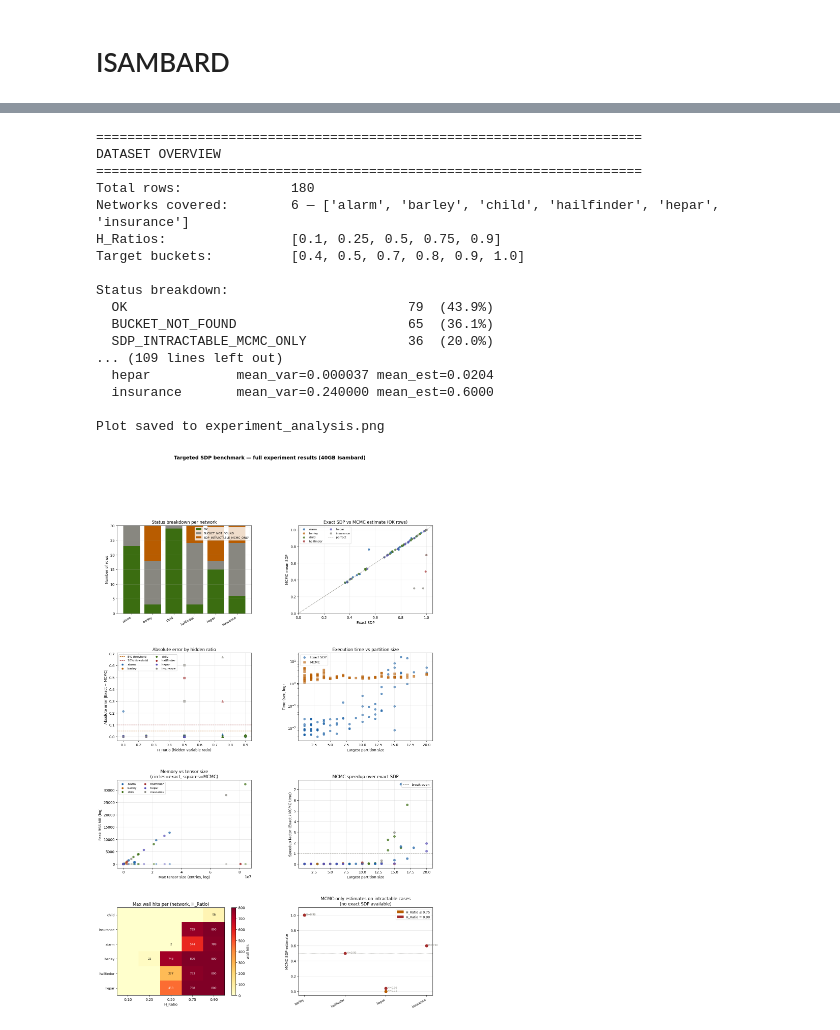
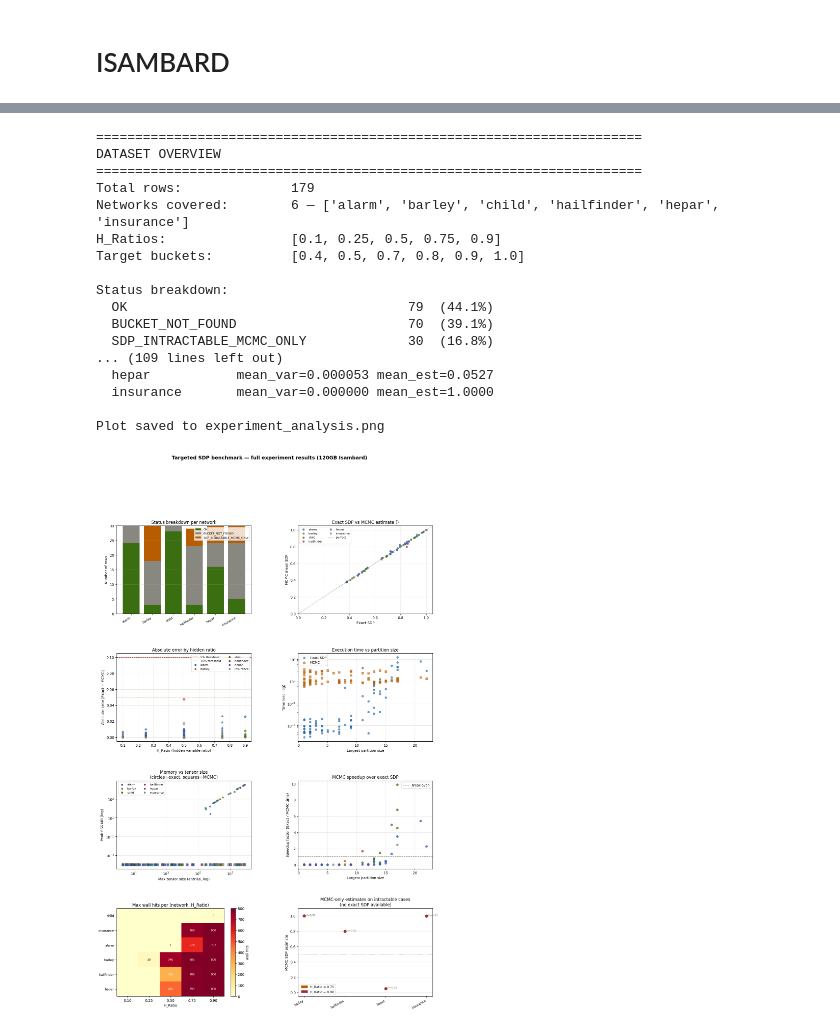
Before and after one commit to jpafcampos/explaining-BNs, a Jupyter notebook: src/benchmark_results_analysis.ipynb, the cells around one changed output, grey strips where cells are left out. Cells and saved outputs as stored; diff of their text form; code cells hidden in the pictures.

Commit message:
large

```diff
--- a/src/benchmark_results_analysis.ipynb
+++ b/src/benchmark_results_analysis.ipynb
@@ -151,2 +151,2 @@ df = pd.read_csv('/home/joao/Desktop/UFMG/PhD/code/explaining-BN/src/targeted_sd
 # %%
-#df = pd.read_csv('/home/joao/Desktop/UFMG/PhD/code/explaining-BN/src/targeted_sdp_benchmark_full_isambard_medium_nets.csv')
+df = pd.read_csv('/home/joao/Desktop/UFMG/PhD/code/explaining-BN/src/targeted_sdp_benchmark_full_isambard_medium_nets_seed_true.csv')
@@ -270,7 +280,7 @@ for net, grp in df.groupby('Network'):
 
 # ============================================================
 print("\n" + "=" * 70)
-print("EXACT SDP vs MCMC ACCURACY (OK rows only)")
+print("EXACT SDP vs MCMC ACCURACY ( only)")
 print("=" * 70)
 print(f"\nAbsolute error stats:")
 print(f"  min:    {ok['Absolute_Error'].min():.6f}")
@@ -296,7 +306,7 @@ for hr, grp in ok.groupby('H_Ratio'):
 print("\n" + "=" * 70)
 print("TIME ANALYSIS")
 print("=" * 70)
-print(f"\nExact SDP time (sec) — OK rows:")
+print(f"\nExact SDP time (sec) :")
 print(f"  min:    {ok['Exact_Time_sec'].min():.4f}")
 print(f"  max:    {ok['Exact_Time_sec'].max():.4f}")
 print(f"  median: {ok['Exact_Time_sec'].median():.4f}")
@@ -319,7 +329,7 @@ if len(crossover) > 0:
 
 # ============================================================
 print("\n" + "=" * 70)
-print("MEMORY ANALYSIS — OK rows")
+print("MEMORY ANALYSIS ")
 print("=" * 70)
 print(f"\nExact SDP RSS peak (MB):")
 print(f"  min:    {ok['Exact_Mem_MB_RSS'].min():.2f}")
@@ -415,7 +425,7 @@ lims = [0, 1.05]
 ax2.plot(lims, lims, color=GRAY, ls='--', lw=1, label='perfect')
 ax2.set_xlabel('Exact SDP')
 ax2.set_ylabel('MCMC mean SDP')
-ax2.set_title('Exact SDP vs MCMC estimate (OK rows)')
+ax2.set_title('Exact SDP vs MCMC estimate ()')
 ax2.legend(fontsize=8, ncol=2)
 ax2.grid(True, alpha=0.3)
 ax2.set_xlim(lims); ax2.set_ylim(lims)
@@ -455,11 +465,19 @@ ax4.grid(True, alpha=0.3)
 
 # ── 5. Memory: exact SDP RSS by network ──────────────────────
 ax5 = fig.add_subplot(gs[2, 0])
-ax5.scatter(ok['Max_Tensor_Size'], ok['Exact_Mem_MB_RSS'],
-            c=[net_colors[n] for n in ok['Network']], alpha=0.7, s=30)
-ax5.scatter(ok['Max_Tensor_Size'], ok['MCMC_Mem_MB_RSS'],
-            c=[net_colors[n] for n in ok['Network']], alpha=0.4, s=15, marker='s')
-#ax5.set_xscale('log'); ax5.set_yscale('log')
+eps = 1e-4
+exact_mem = ok['Exact_Mem_MB_RSS'] + eps
+mcmc_mem  = ok['MCMC_Mem_MB_RSS'] + eps
+
+# 2. Make circles slightly smaller
+ax5.scatter(ok['Max_Tensor_Size'], exact_mem,
+            c=[net_colors[n] for n in ok['Network']], alpha=0.7, s=20)
+
+# 3. Make squares LARGER than circles, and give them a border so they pop
+ax5.scatter(ok['Max_Tensor_Size'], mcmc_mem,
+            c=[net_colors[n] for n in ok['Network']], alpha=0.6, s=40,
+            marker='s', edgecolors='black', linewidths=0.5)
+ax5.set_xscale('log'); ax5.set_yscale('log')
 ax5.set_xlabel('Max tensor size (entries, log)')
 ax5.set_ylabel('Peak RSS MB (log)')
 ax5.set_title('Memory vs tensor size\n(circles=exact, squares=MCMC)')
@@ -516,41 +534,41 @@ if len(intract) > 0:
             ax8.annotate(f"H={r['H_Ratio']:.2f}",
                          (net, r['MCMC_Mean_SDP']),
                          textcoords='offset points', xytext=(5, 0),
                          fontsize=7, color=GRAY)
 ax8.set_xticklabels(ax8.get_xticklabels(), rotation=30, ha='right', fontsize=9)
 ax8.set_ylabel('MCMC SDP estimate')
 ax8.set_title('MCMC-only estimates on intractable cases\n(no exact SDP available)')
 ax8.set_ylim(-0.05, 1.1)
 ax8.axhline(0.5, color=GRAY, ls=':', lw=1)
 ax8.grid(True, alpha=0.3, axis='y')
 patch_75  = mpatches.Patch(color=AMBER, label='H_Ratio ≤ 0.75')
 patch_90  = mpatches.Patch(color=RED,   label='H_Ratio = 0.90')
 ax8.legend(handles=[patch_75, patch_90], fontsize=9)
 
-fig.suptitle('Targeted SDP benchmark — full experiment results (40GB Isambard)',
+fig.suptitle('Targeted SDP benchmark — full experiment results (120GB Isambard)',
              fontsize=14, fontweight='bold', y=0.995)
 plt.savefig('experiment_analysis.png', dpi=150, bbox_inches='tight', facecolor='white')
 print("\nPlot saved to experiment_analysis.png")
 plt.show()
 # %% [output]
 ======================================================================
 DATASET OVERVIEW
 ======================================================================
-Total rows:              180
+Total rows:              179
 Networks covered:        6 — ['alarm', 'barley', 'child', 'hailfinder', 'hepar', 'insurance']
 H_Ratios:                [0.1, 0.25, 0.5, 0.75, 0.9]
 Target buckets:          [0.4, 0.5, 0.7, 0.8, 0.9, 1.0]
 
 Status breakdown:
-  OK                                    79  (43.9%)
-  BUCKET_NOT_FOUND                      65  (36.1%)
-  SDP_INTRACTABLE_MCMC_ONLY             36  (20.0%)
+  OK                                    79  (44.1%)
+  BUCKET_NOT_FOUND                      70  (39.1%)
+  SDP_INTRACTABLE_MCMC_ONLY             30  (16.8%)
 ... (109 lines left out)
-  hepar           mean_var=0.000037 mean_est=0.0204
-  insurance       mean_var=0.240000 mean_est=0.6000
+  hepar           mean_var=0.000053 mean_est=0.0527
+  insurance       mean_var=0.000000 mean_est=1.0000
 
 Plot saved to experiment_analysis.png
-[figure, old version]
+[figure, new version]
 # %%
 # plot time versus max partition size, with points colored by network and shaped by H_Ratio
 fig, ax = plt.subplots(figsize=(10, 6))
```
Also changed, not shown: parts of 17 cells of this notebook, 13 other files.
